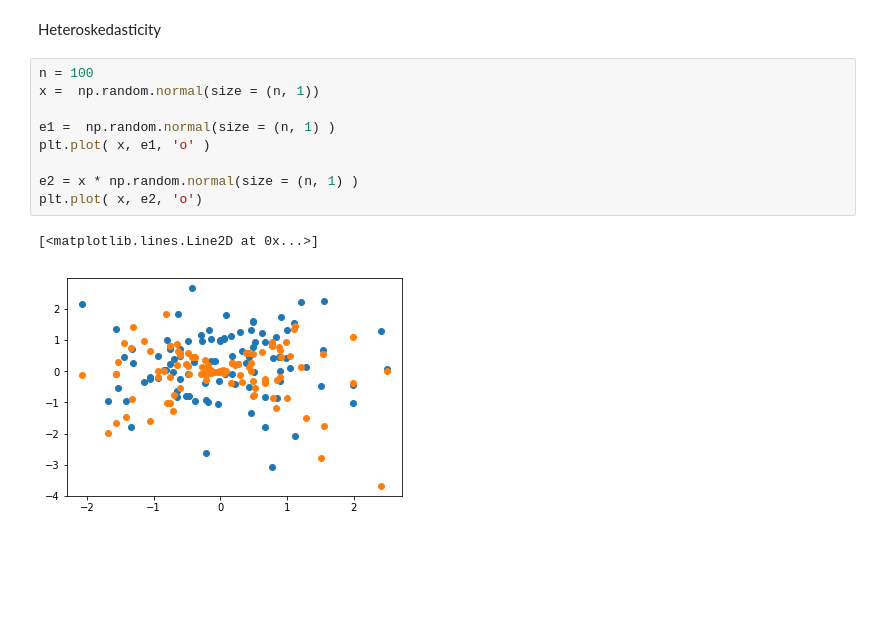
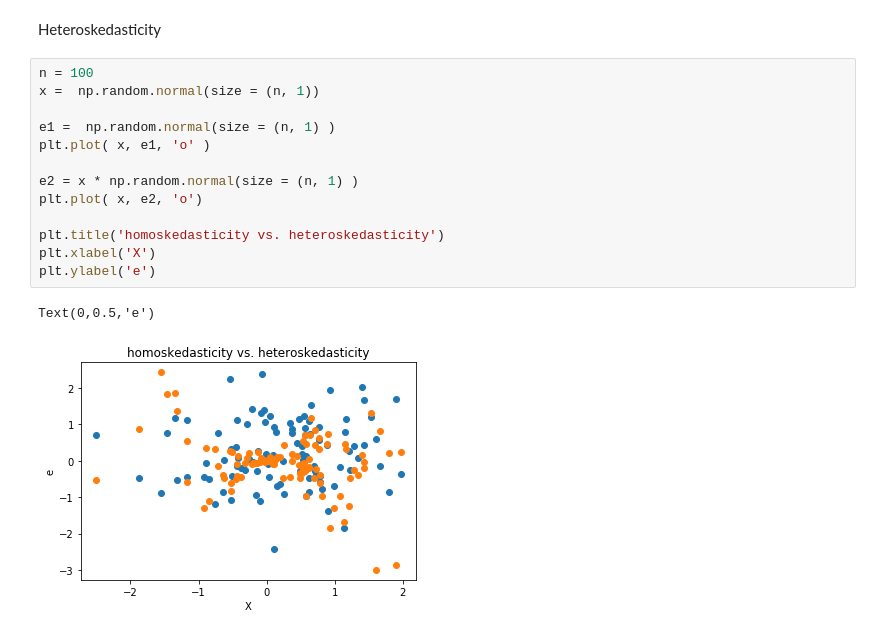
Before and after one commit to zhentaoshi/Econ5121A, a Jupyter notebook: lec_notes_ipynb/py_least_sq.ipynb, the cells around one changed output. Drawn from its saved outputs; the diff is of its cells as text; blank space fills up the shorter version.

```diff
--- a/lec_notes_ipynb/py_least_sq.ipynb
+++ b/lec_notes_ipynb/py_least_sq.ipynb
@@ -178,12 +175,16 @@ Heteroskedasticity
 # %%
 n = 100
 x =  np.random.normal(size = (n, 1))
 
 e1 =  np.random.normal(size = (n, 1) )
 plt.plot( x, e1, 'o' )
 
 e2 = x * np.random.normal(size = (n, 1) )
 plt.plot( x, e2, 'o')
+
+plt.title('homoskedasticity vs. heteroskedasticity')
+plt.xlabel('X')
+plt.ylabel('e')
 # %% [output]
-[<matplotlib.lines.Line2D at 0x...>]
+Text(0,0.5,'e')
-[figure, old version]
+[figure, new version]
```
Also changed, not shown: parts of 8 cells of this notebook, 1 other file.
